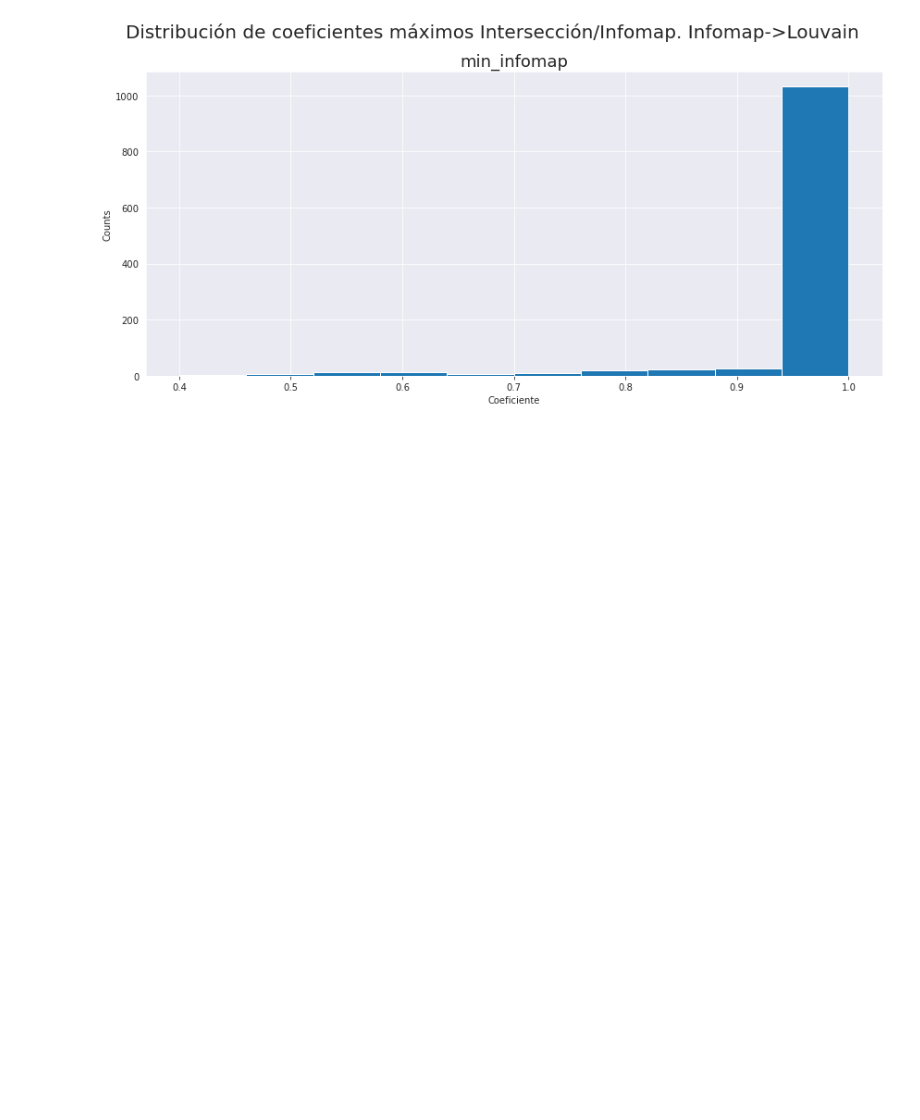
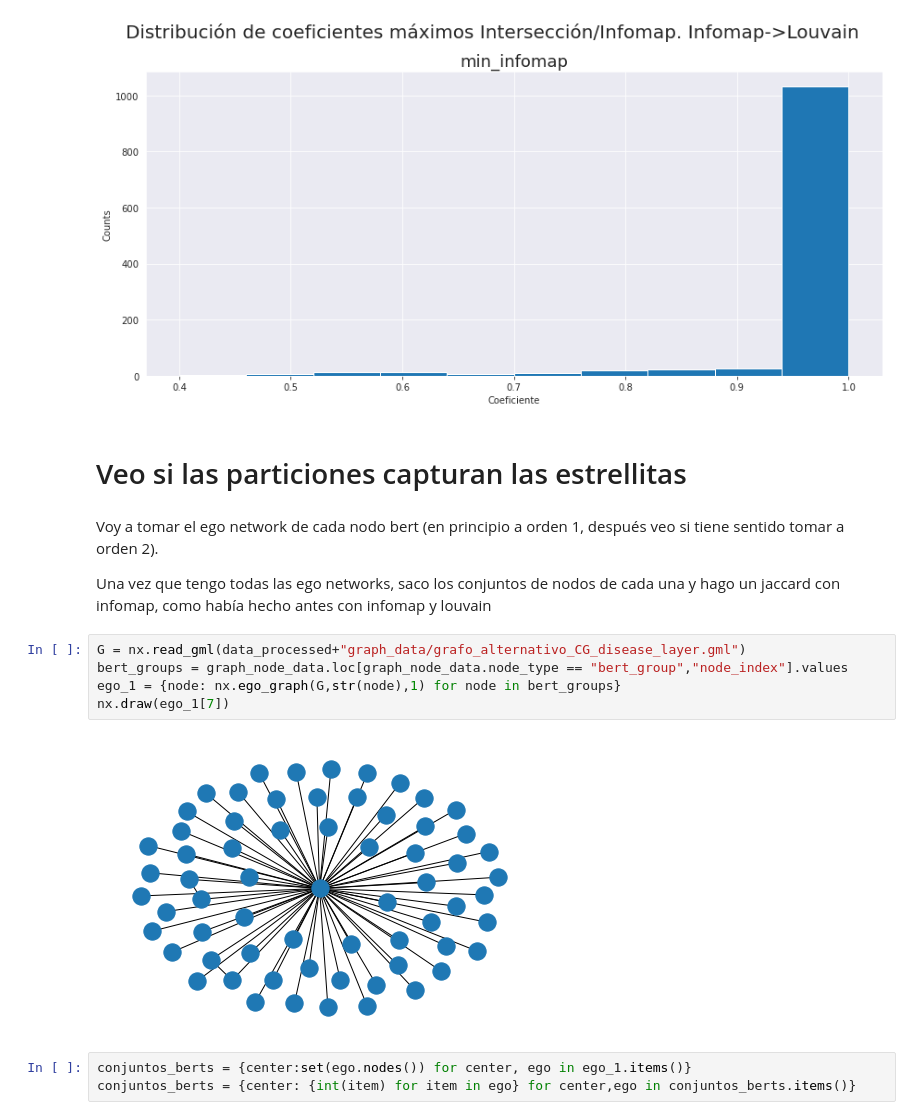
Before and after one commit to ingridheuer/gcnn_gdas, a Jupyter notebook: exploration/notebooks/network_analysis/analisis_comunidades.ipynb, the cells around one changed output. Drawn from its saved outputs; the diff is of its cells as text; blank space fills up the shorter version.

Commit message:
inclusion de ego berts en particiones

```diff
--- a/exploration/notebooks/network_analysis/analisis_comunidades.ipynb
+++ b/exploration/notebooks/network_analysis/analisis_comunidades.ipynb
@@ -415,3 +419,19 @@ plt.tight_layout()
 # plt.savefig("../../../reports/analisis_comunidades/interseccion_infomap.png", dpi=200)
 # %% [output]
 [figure]
+# %% [markdown]
+# Veo si las particiones capturan las estrellitas
+# %% [markdown]
+Voy a tomar el ego network de cada nodo bert (en principio a orden 1, después veo si tiene sentido tomar a orden 2).
+
+Una vez que tengo todas las ego networks, saco los conjuntos de nodos de cada una y hago un jaccard con infomap, como había hecho antes con infomap y louvain
+# %%
+G = nx.read_gml(data_processed+"graph_data/grafo_alternativo_CG_disease_layer.gml")
+bert_groups = graph_node_data.loc[graph_node_data.node_type == "bert_group","node_index"].values
+ego_1 = {node: nx.ego_graph(G,str(node),1) for node in bert_groups}
+nx.draw(ego_1[7])
+# %% [output]
+[figure, added]
+# %%
+conjuntos_berts = {center:set(ego.nodes()) for center, ego in ego_1.items()}
+conjuntos_berts = {center: {int(item) for item in ego} for center,ego in conjuntos_berts.items()}
```
Also changed, not shown: parts of 11 cells of this notebook, 1 other file.
